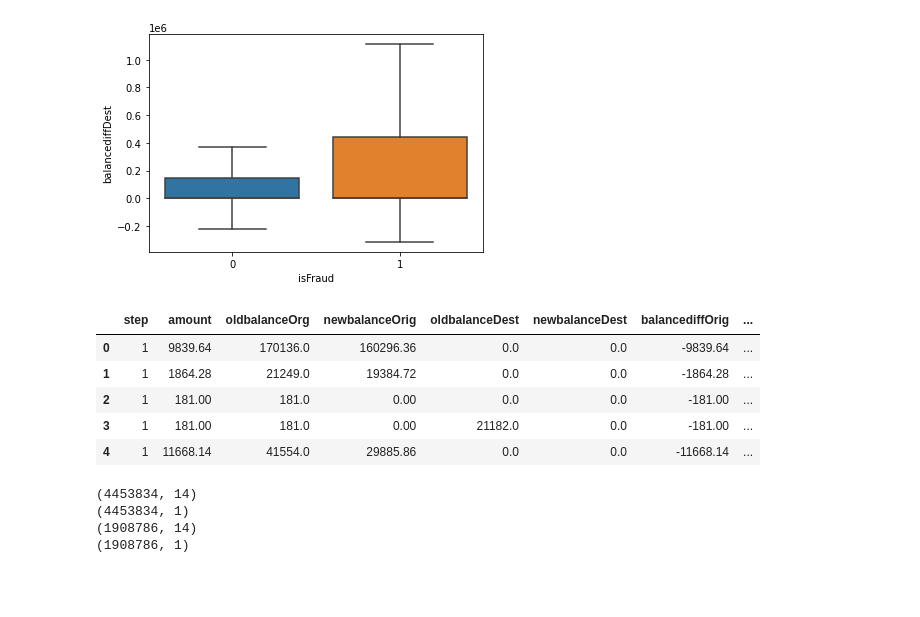
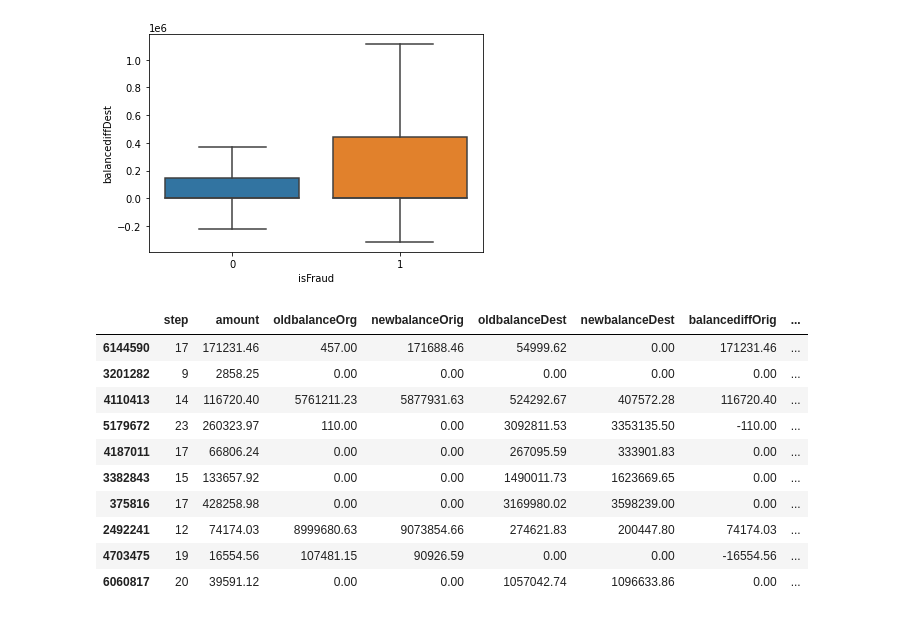
Before and after one commit to Bhavya-Hingorani/Cyber-Seth, a Jupyter notebook: module1.ipynb, the cells around one changed output. Saved outputs shown, nothing was run; the diff lists cells and outputs as text; code cells hidden in the pictures; blank space fills up the shorter version.

```diff
--- a/module1.ipynb
+++ b/module1.ipynb
@@ -99,11 +100,0 @@ y = dataFrame[label]
-# %%
-# After encoding (scroll right to see new columns)
-X = X.join(pd.get_dummies(X[['type']], prefix='type')).drop(['type'], axis=1)
-X.head()
-# %% [output]
-|  | step | amount | oldbalanceOrg | newbalanceOrig | oldbalanceDest | newbalanceDest | balancediffOrig | ... |
-| 0 | 1 | 9839.64 | 170136.0 | 160296.36 | 0.0 | 0.0 | -9839.64 | ... |
-| 1 | 1 | 1864.28 | 21249.0 | 19384.72 | 0.0 | 0.0 | -1864.28 | ... |
-| 2 | 1 | 181.00 | 181.0 | 0.00 | 0.0 | 0.0 | -181.00 | ... |
-| 3 | 1 | 181.00 | 181.0 | 0.00 | 21182.0 | 0.0 | -181.00 | ... |
-| 4 | 1 | 11668.14 | 41554.0 | 29885.86 | 0.0 | 0.0 | -11668.14 | ... |
@@ -110,11 +111,18 @@ X.head()
 # %%
-X_train, X_test, y_train, y_test = train_test_split(X, y, test_size=0.3, random_state=1)
-print(X_train.shape)
-print(y_train.shape)
-print(X_test.shape)
-print(y_test.shape)
+X_train, X_test, y_train, y_test = train_test_split(newCol, fraudCol, test_size=0.3, random_state=1)
+X_train.head(10)
+# print(y_train.shape)
+# print(X_test.shape)
+# print(y_test.shape)
 # %% [output]
-(4453834, 14)
-(4453834, 1)
-(1908786, 14)
-(1908786, 1)
+|  | step | amount | oldbalanceOrg | newbalanceOrig | oldbalanceDest | newbalanceDest | balancediffOrig | ... |
+| 6144590 | 17 | 171231.46 | 457.00 | 171688.46 | 54999.62 | 0.00 | 171231.46 | ... |
+| 3201282 | 9 | 2858.25 | 0.00 | 0.00 | 0.00 | 0.00 | 0.00 | ... |
+| 4110413 | 14 | 116720.40 | 5761211.23 | 5877931.63 | 524292.67 | 407572.28 | 116720.40 | ... |
+| 5179672 | 23 | 260323.97 | 110.00 | 0.00 | 3092811.53 | 3353135.50 | -110.00 | ... |
+| 4187011 | 17 | 66806.24 | 0.00 | 0.00 | 267095.59 | 333901.83 | 0.00 | ... |
+| 3382843 | 15 | 133657.92 | 0.00 | 0.00 | 1490011.73 | 1623669.65 | 0.00 | ... |
+| 375816 | 17 | 428258.98 | 0.00 | 0.00 | 3169980.02 | 3598239.00 | 0.00 | ... |
+| 2492241 | 12 | 74174.03 | 8999680.63 | 9073854.66 | 274621.83 | 200447.80 | 74174.03 | ... |
+| 4703475 | 19 | 16554.56 | 107481.15 | 90926.59 | 0.00 | 0.00 | -16554.56 | ... |
+| 6060817 | 20 | 39591.12 | 0.00 | 0.00 | 1057042.74 | 1096633.86 | 0.00 | ... |
```
Also changed, not shown: parts of 11 cells of this notebook, 1 other file.
